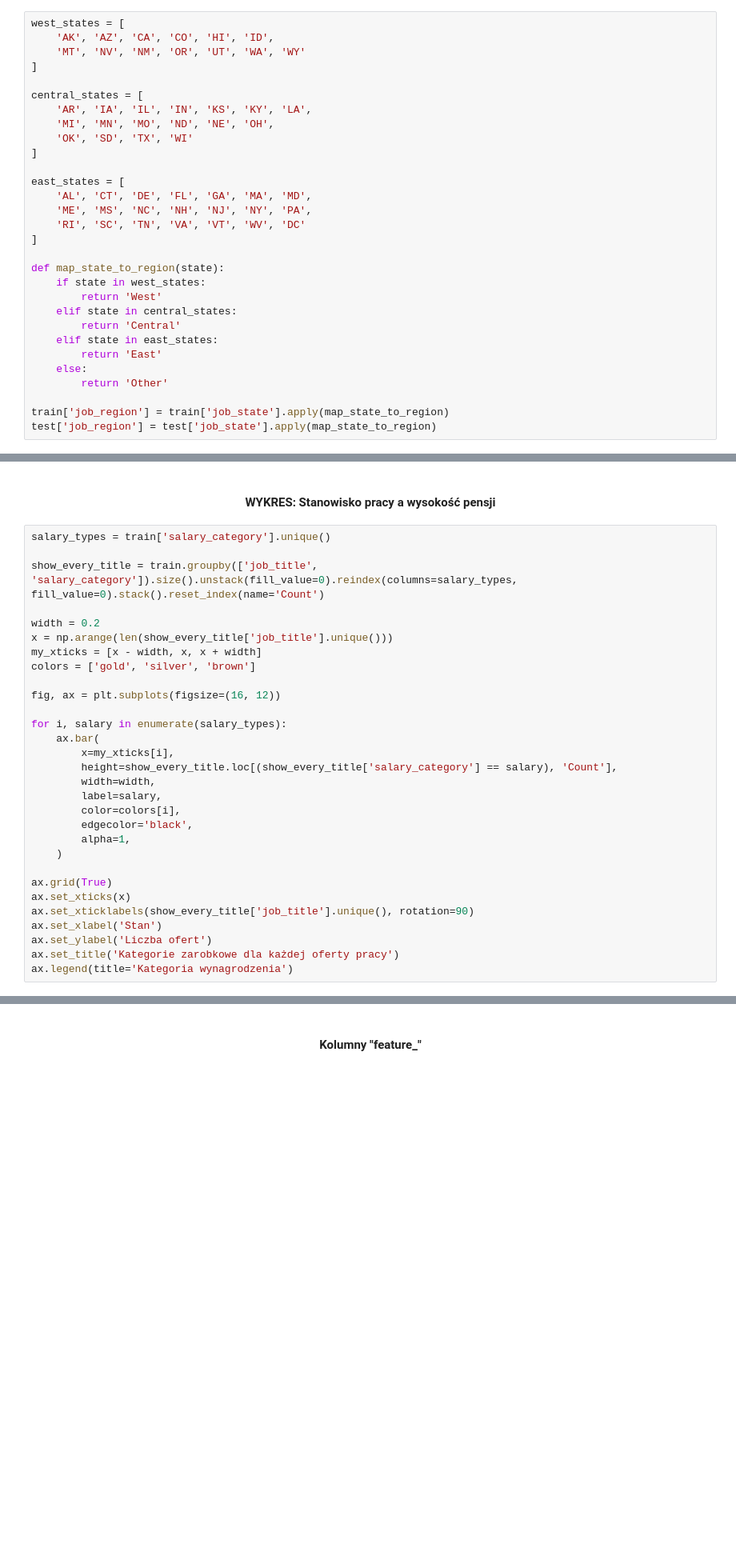
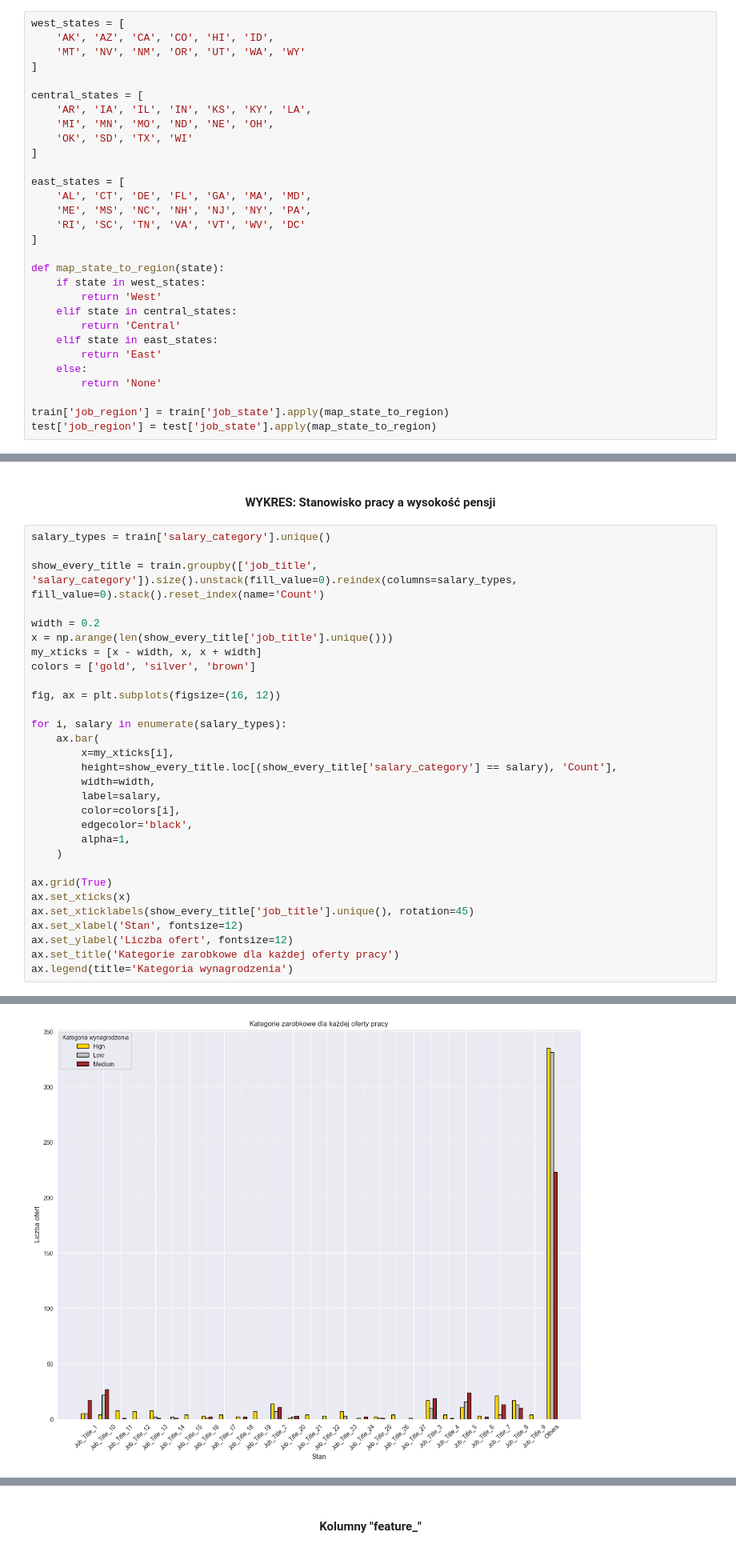
Before and after one commit to HubertKlosowski/bitgrit, a Jupyter notebook: know_data.ipynb, the cells around one changed output, grey strips where cells are left out. Shown: that part at 80% size. Saved outputs shown, nothing was run; the diff lists cells and outputs as text; blank space fills up the shorter version.

```diff
--- a/know_data.ipynb
+++ b/know_data.ipynb
@@ -98,7 +161,7 @@ def map_state_to_region(state):
     elif state in east_states:
         return 'East'
     else:
-        return 'Other'
+        return 'None'
 
 train['job_region'] = train['job_state'].apply(map_state_to_region)
 test['job_region'] = test['job_state'].apply(map_state_to_region)
@@ -180,8 +268,9 @@ for i, salary in enumerate(salary_types):
 
 ax.grid(True)
 ax.set_xticks(x)
-ax.set_xticklabels(show_every_title['job_title'].unique(), rotation=90)
-ax.set_xlabel('Stan')
-ax.set_ylabel('Liczba ofert')
+ax.set_xticklabels(show_every_title['job_title'].unique(), rotation=45)
+ax.set_xlabel('Stan', fontsize=12)
+ax.set_ylabel('Liczba ofert', fontsize=12)
 ax.set_title('Kategorie zarobkowe dla każdej oferty pracy')
 ax.legend(title='Kategoria wynagrodzenia')
+# %% [output]
@@ -188,3 +278,4 @@ ax.legend(title='Kategoria wynagrodzenia')
+[figure, added]
 # %% [markdown]
 #### Co zrobić z job_title?
 
```
Also changed, not shown: parts of 24 cells of this notebook, 2 other files.
